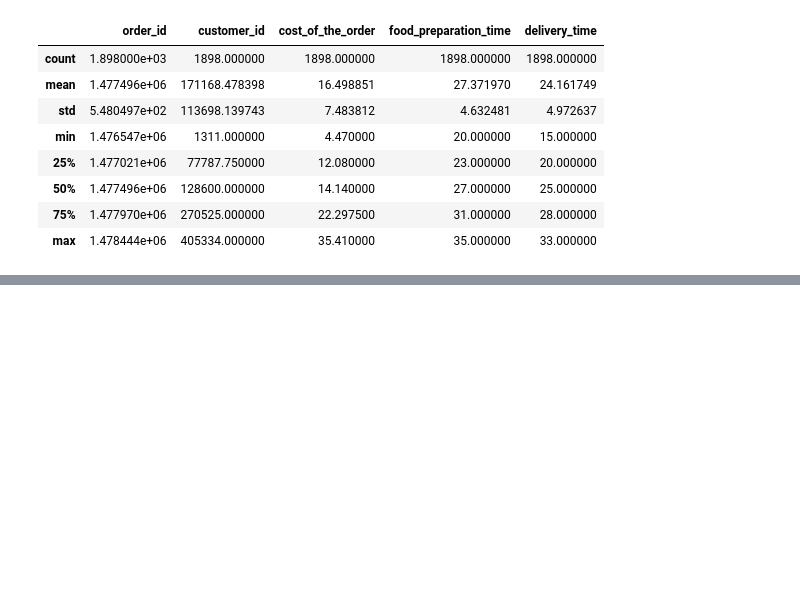
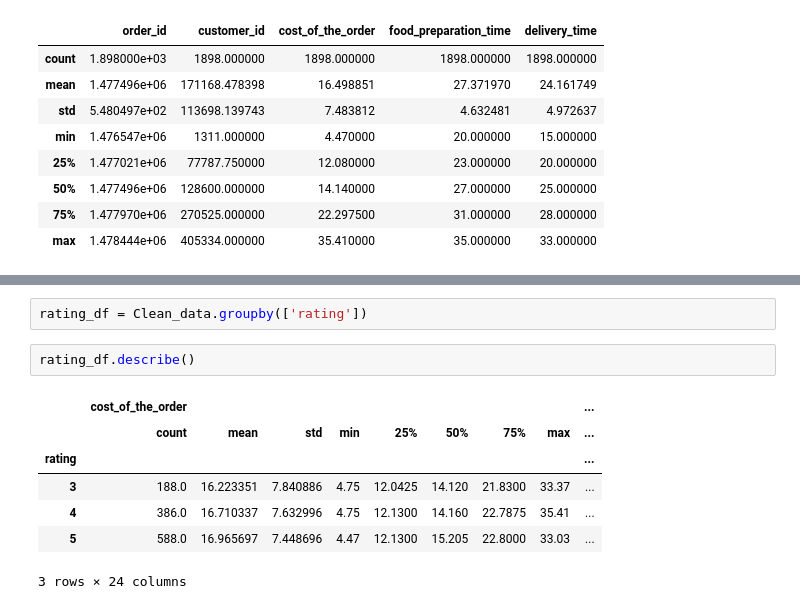
Before and after one commit to WanessaEdmond/GroupProjectFoodies, a Jupyter notebook: ny_foodies.ipynb, the cells around one changed output, grey strips where cells are left out. Drawn from its saved outputs; the diff is of its cells as text; blank space fills up the shorter version.

```diff
--- a/ny_foodies.ipynb
+++ b/ny_foodies.ipynb
@@ -88,0 +139,12 @@ food_data_df[food_data_df.restaurant_name.isin(["Joe's Shanghai \x8e_À\x8eü£
+# %%
+rating_df = Clean_data.groupby(['rating'])
+# %%
+rating_df.describe()
+# %% [output]
+|  | cost_of_the_order |  |  |  |  |  |  |  | ... |
+|  | count | mean | std | min | 25% | 50% | 75% | max | ... |
+| rating |  |  |  |  |  |  |  |  | ... |
+| 3 | 188.0 | 16.223351 | 7.840886 | 4.75 | 12.0425 | 14.120 | 21.8300 | 33.37 | ... |
+| 4 | 386.0 | 16.710337 | 7.632996 | 4.75 | 12.1300 | 14.160 | 22.7875 | 35.41 | ... |
+| 5 | 588.0 | 16.965697 | 7.448696 | 4.47 | 12.1300 | 15.205 | 22.8000 | 33.03 | ... |
+3 rows × 24 columns
```
Also changed, not shown: parts of 19 cells of this notebook.
